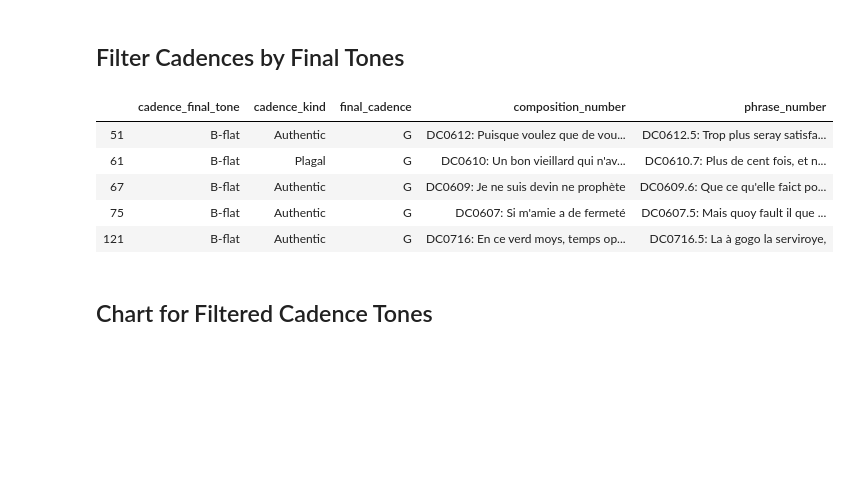
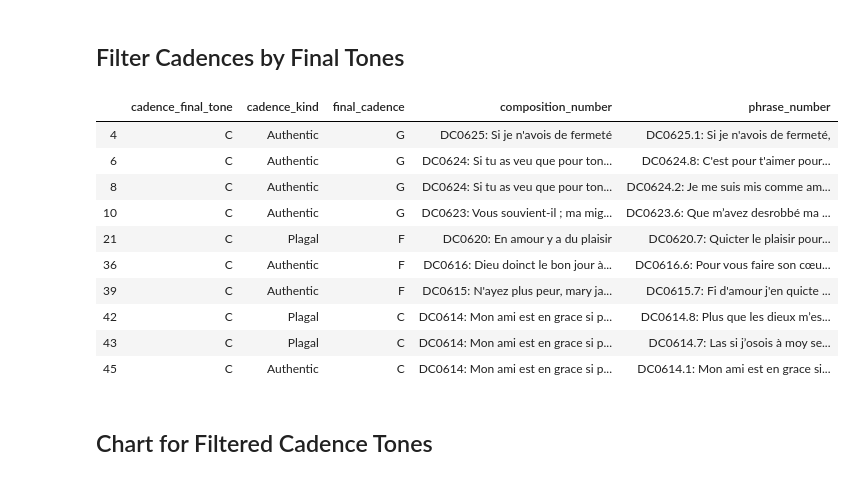
Before and after one commit to RichardFreedman/LostVoicesCadenceViewer, a Jupyter notebook: Lost_Voices_Cadence_Viewer_Notebook_12_2020.ipynb, the cells around one changed output. Saved outputs shown, nothing was run; the diff lists cells and outputs as text; code cells hidden in the pictures; blank space fills up the shorter version.

```diff
--- a/Lost_Voices_Cadence_Viewer_Notebook_12_2020.ipynb
+++ b/Lost_Voices_Cadence_Viewer_Notebook_12_2020.ipynb
@@ -148,33 +162,38 @@ chartB
 # %%
 # here just pulling a selection of the complete dataframe--some columns
 
 cadence_data_short = cadence_data_raw[["cadence_final_tone", "cadence_kind", "final_cadence", "composition_number", "phrase_number"]]
 
 # Create a list of possible values and multiselect menu with them in it.
 
 cadence_list_1 = cadence_data_short['cadence_final_tone'].unique()
 
 # Select Cadence Tones Here
 # Possible values:  A, B-flat, C, D, E, F, G
 
-cadences_selected_1 = ["B-flat"]
+cadences_selected_1 = ["C"]
 
 # Mask to filter dataframe:  returns only those "selected" in previous step
 mask_cadences_1 = cadence_data_short['cadence_final_tone'].isin(cadences_selected_1)
 
 # And now a new dataframe with only the elements that statisfy the conditions
 
 cadence_data_masked_1 = cadence_data_short[mask_cadences_1]
 
 # Display Result
-cadence_data_masked_1.head()
+cadence_data_masked_1.head(10)
 # %% [output]
 |  | cadence_final_tone | cadence_kind | final_cadence | composition_number | phrase_number |
-| 51 | B-flat | Authentic | G | DC0612: Puisque voulez que de vou... | DC0612.5: Trop plus seray satisfa... |
-| 61 | B-flat | Plagal | G | DC0610: Un bon vieillard qui n'av... | DC0610.7: Plus de cent fois, et n... |
-| 67 | B-flat | Authentic | G | DC0609: Je ne suis devin ne prophète | DC0609.6: Que ce qu'elle faict po... |
-| 75 | B-flat | Authentic | G | DC0607: Si m'amie a de fermeté | DC0607.5: Mais quoy fault il que ... |
-| 121 | B-flat | Authentic | G | DC0716: En ce verd moys, temps op... | DC0716.5: La à gogo la serviroye, |
+| 4 | C | Authentic | G | DC0625: Si je n'avois de fermeté | DC0625.1: Si je n'avois de fermeté, |
+| 6 | C | Authentic | G | DC0624: Si tu as veu que pour ton... | DC0624.8: C'est pour t'aimer pour... |
+| 8 | C | Authentic | G | DC0624: Si tu as veu que pour ton... | DC0624.2: Je me suis mis comme am... |
+| 10 | C | Authentic | G | DC0623: Vous souvient-il ; ma mig... | DC0623.6: Que m’avez desrobbé ma ... |
+| 21 | C | Plagal | F | DC0620: En amour y a du plaisir | DC0620.7: Quicter le plaisir pour... |
+| 36 | C | Authentic | F | DC0616: Dieu doinct le bon jour à... | DC0616.6: Pour vous faire son cœu... |
+| 39 | C | Authentic | F | DC0615: N'ayez plus peur, mary ja... | DC0615.7: Fi d'amour j'en quicte ... |
+| 42 | C | Plagal | C | DC0614: Mon ami est en grace si p... | DC0614.8: Plus que les dieux m’es... |
+| 43 | C | Plagal | C | DC0614: Mon ami est en grace si p... | DC0614.7: Las si j’osois à moy se... |
+| 45 | C | Authentic | C | DC0614: Mon ami est en grace si p... | DC0614.1: Mon ami est en grace si... |
 # %% [markdown]
 ## Chart for Filtered Cadence Tones
 # %%
```
Also changed, not shown: parts of 3 cells of this notebook, 1 other file.
